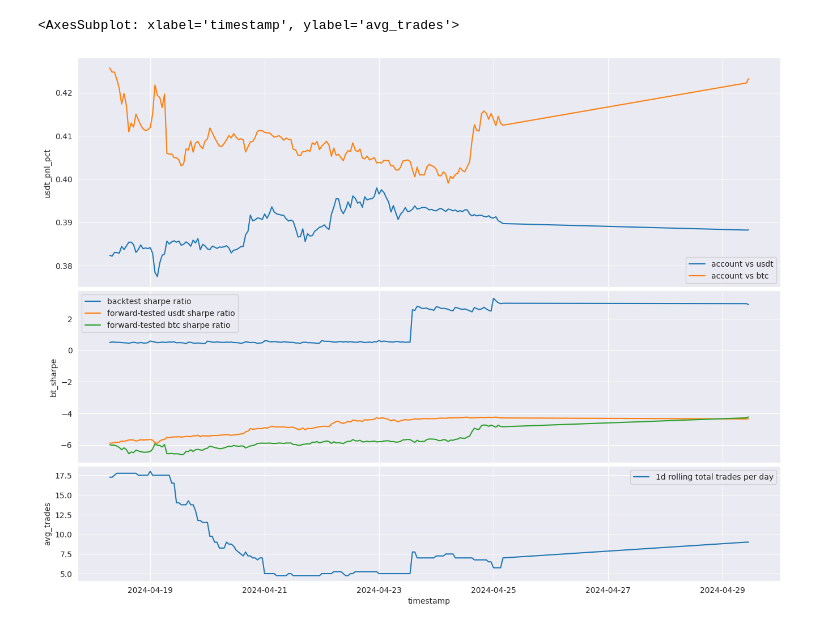
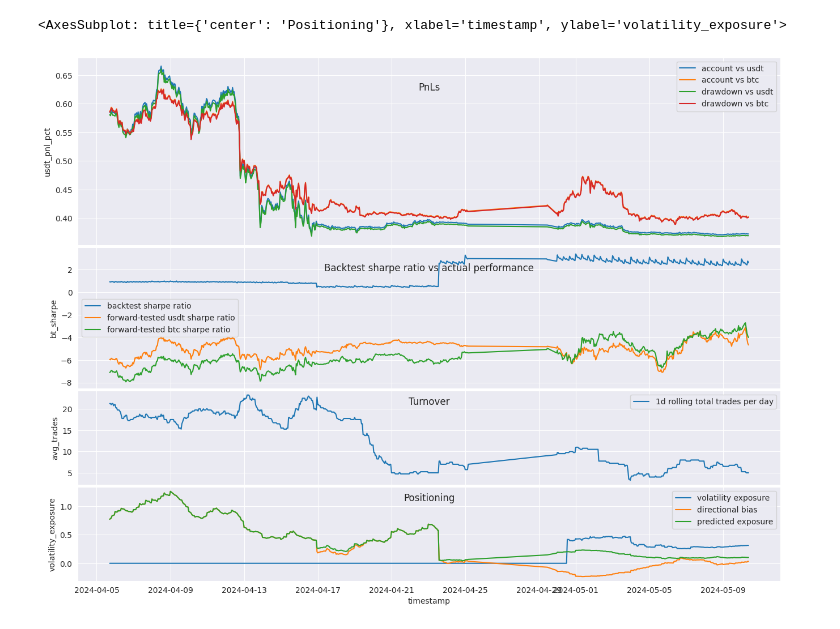
Before and after one commit to codebiscuits/modular_trader, a Jupyter notebook: continuous/inspect_session_records.ipynb, the cells around one changed output. Drawn from its saved outputs; the diff is of its cells as text; code cells hidden in the pictures.

```diff
--- a/continuous/inspect_session_records.ipynb
+++ b/continuous/inspect_session_records.ipynb
@@ -5,37 +5,64 @@ import polars as pl
 import seaborn as sns
 import matplotlib.pyplot as plt
 # %%
+# TODO i want drawdown statistics like max dd, avg dd, max dd duration and avg dd duration and current dd duration - for the backtest and the live trading so i can compare
+
 with open(Path("/home/ross/coding/pi_3/modular_trader/continuous/records/session.json"), 'r') as file:
     session_records = json.load(file)
 session_records_2 = [s for s in session_records if s.get('bt_sharpe')]
+session_records_3 = [s for s in session_records if s.get('volatility_exposure')]
 
 sr = pl.from_dicts(session_records).select(['timestamp', 'usdt_net', 'btc_net', 'trades'])
-sr_2 = pl.from_dicts(session_records_2).select(['bt_sharpe'])
+sr_2 = pl.from_dicts(session_records_2)['bt_sharpe']
+sr_3 = pl.from_dicts(session_records_3)['volatility_exposure']
+allos = [s[f"{s.get('port_weights', 'flat')}_allocations"] for s in session_records]
+bias = pl.Series([sum(z.values()) for z in allos])
+pred_exp = pl.Series([sum([abs(v) for v in z.values()]) for z in allos])
+
+sr_2 = pl.Series([0.0] * (len(sr) - len(sr_2))).extend(sr_2)
+sr_3 = pl.Series([0.0] * (len(sr) - len(sr_3))).extend(sr_3)
 
 sharpe_lb = 720 # 168 = 1 week, 720 = 1 month, 8760 = 1 year
 sr = sr.with_columns(
     pl.col('timestamp').mul(1000).cast(pl.Int64).cast(pl.Datetime(time_zone='UTC', time_unit='ms')),
     pl.col('usdt_net').truediv(sr.item(0, 'usdt_net')).alias('usdt_pnl_pct'),
     pl.col('btc_net').truediv(sr.item(0, 'btc_net')).alias('btc_pnl_pct'),
-    pl.col('usdt_net').pct_change().ewm_mean(span=sharpe_lb, min_periods=48).mul(8760).truediv(pl.col('usdt_net').pct_change().ewm_std(span=sharpe_lb, min_periods=48).mul(92)).alias('usdt_sharpe'),
-    pl.col('btc_net').pct_change().ewm_mean(span=sharpe_lb, min_periods=48).mul(8760).truediv(pl.col('btc_net').pct_change().ewm_std(span=sharpe_lb, min_periods=48).mul(92)).alias('btc_sharpe'),
+    pl.col('usdt_net').pct_change().rolling_mean(window_size=sharpe_lb, min_periods=48).mul(8760).truediv(pl.col('usdt_net').pct_change().ewm_std(span=sharpe_lb, min_periods=48).mul(92)).alias('usdt_sharpe'),
+    pl.col('btc_net').pct_change().rolling_mean(window_size=sharpe_lb, min_periods=48).mul(8760).truediv(pl.col('btc_net').pct_change().ewm_std(span=sharpe_lb, min_periods=48).mul(92)).alias('btc_sharpe'),
+    pl.lit(1.0).sub(pl.col('usdt_net').rolling_max(window_size=100_000, min_periods=1).sub(pl.col('usdt_net')).truediv(pl.col('usdt_net').rolling_max(window_size=100_000, min_periods=1))).alias('usdt_dd'),
+    pl.lit(1.0).sub(pl.col('btc_net').rolling_max(window_size=100_000, min_periods=1).sub(pl.col('btc_net')).truediv(pl.col('btc_net').rolling_max(window_size=100_000, min_periods=1))).alias('btc_dd'),
     pl.col('trades').alias('num_trades'),
     pl.col('trades').rolling_sum(96).truediv(4).alias('avg_trades'),
-)
-sr = sr.tail(len(sr_2)).with_columns(sr_2['bt_sharpe'].alias('bt_sharpe')).tail(168)
+    sr_2.alias('bt_sharpe'),
+    sr_3.alias('volatility_exposure'),
+    bias.alias('bias'),
+    pred_exp.alias('pred_exp')
+).tail(720)
 
-fig, ax = plt.subplots(nrows=3, figsize=(16, 12), gridspec_kw=dict(height_ratios=[4, 3, 2]), sharex=True)
+fig, ax = plt.subplots(nrows=4, figsize=(16, 12), gridspec_kw=dict(height_ratios=[4, 3, 2, 2]), sharex=True)
 fig.subplots_adjust(hspace = 0.02)
+ax[0].set_title('PnLs', y=0.8)
+ax[1].set_title('Backtest sharpe ratio vs actual performance', y=0.8)
+ax[2].set_title('Turnover', y=0.8)
+ax[3].set_title('Positioning', y=0.8)
 
 sns.lineplot(data=sr, x='timestamp', y='usdt_pnl_pct', label='account vs usdt', ax=ax[0])
 sns.lineplot(data=sr, x='timestamp', y='btc_pnl_pct', label='account vs btc', ax=ax[0])
+sns.lineplot(data=sr, x='timestamp', y='usdt_dd', label='drawdown vs usdt', ax=ax[0])
+sns.lineplot(data=sr, x='timestamp', y='btc_dd', label='drawdown vs btc', ax=ax[0])
 
 sns.lineplot(data=sr, x='timestamp', y='bt_sharpe', label='backtest sharpe ratio', ax=ax[1])
 sns.lineplot(data=sr, x='timestamp', y='usdt_sharpe', label='forward-tested usdt sharpe ratio', ax=ax[1])
 sns.lineplot(data=sr, x='timestamp', y='btc_sharpe', label='forward-tested btc sharpe ratio', ax=ax[1])
 
 # sns.lineplot(data=sr, x='timestamp', y='num_trades', label='number of trades per session', ax=ax[2])
 sns.lineplot(data=sr, x='timestamp', y='avg_trades', label='1d rolling total trades per day', ax=ax[2])
+
+sns.lineplot(data=sr, x='timestamp', y='volatility_exposure', label='volatility exposure', ax=ax[3])
+sns.lineplot(data=sr, x='timestamp', y='bias', label='directional bias', ax=ax[3])
+sns.lineplot(data=sr, x='timestamp', y='pred_exp', label='predicted exposure', ax=ax[3])
+
+# statistics
 # %% [output]
-<AxesSubplot: xlabel='timestamp', ylabel='avg_trades'>
+<AxesSubplot: title={'center': 'Positioning'}, xlabel='timestamp', ylabel='volatility_exposure'>
-[figure, old version]
+[figure, new version]
```
Also changed, not shown: parts of 1 cell of this notebook, 4 other files.
